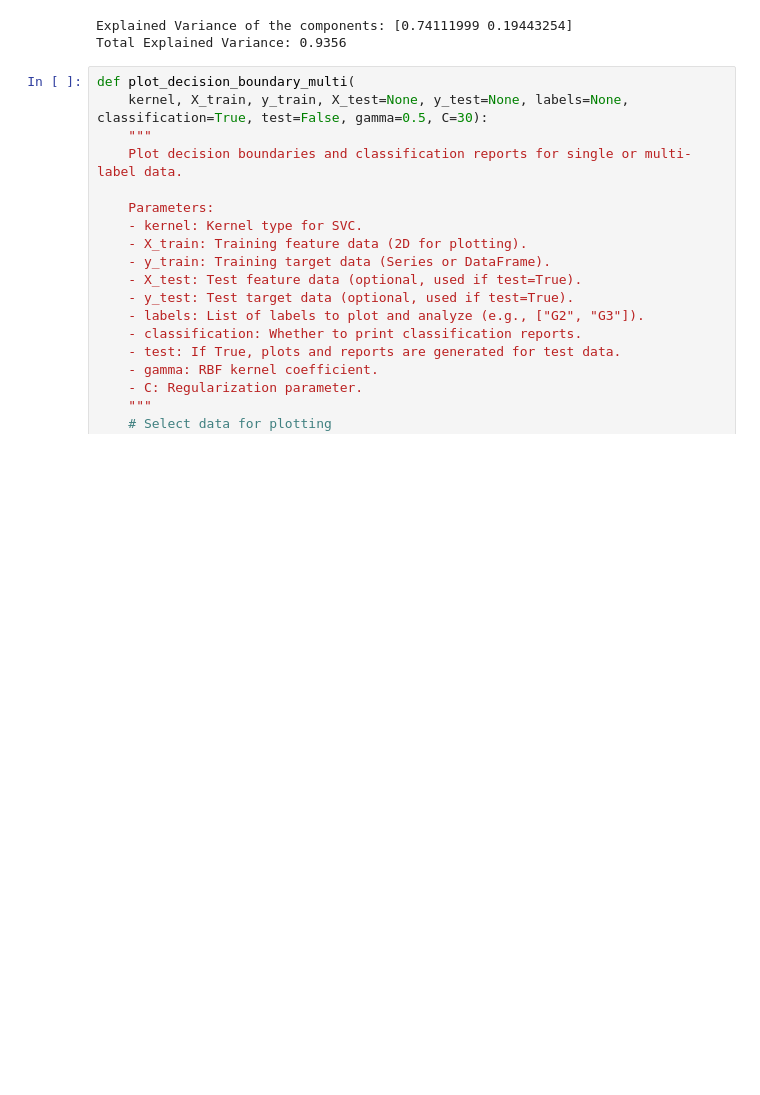
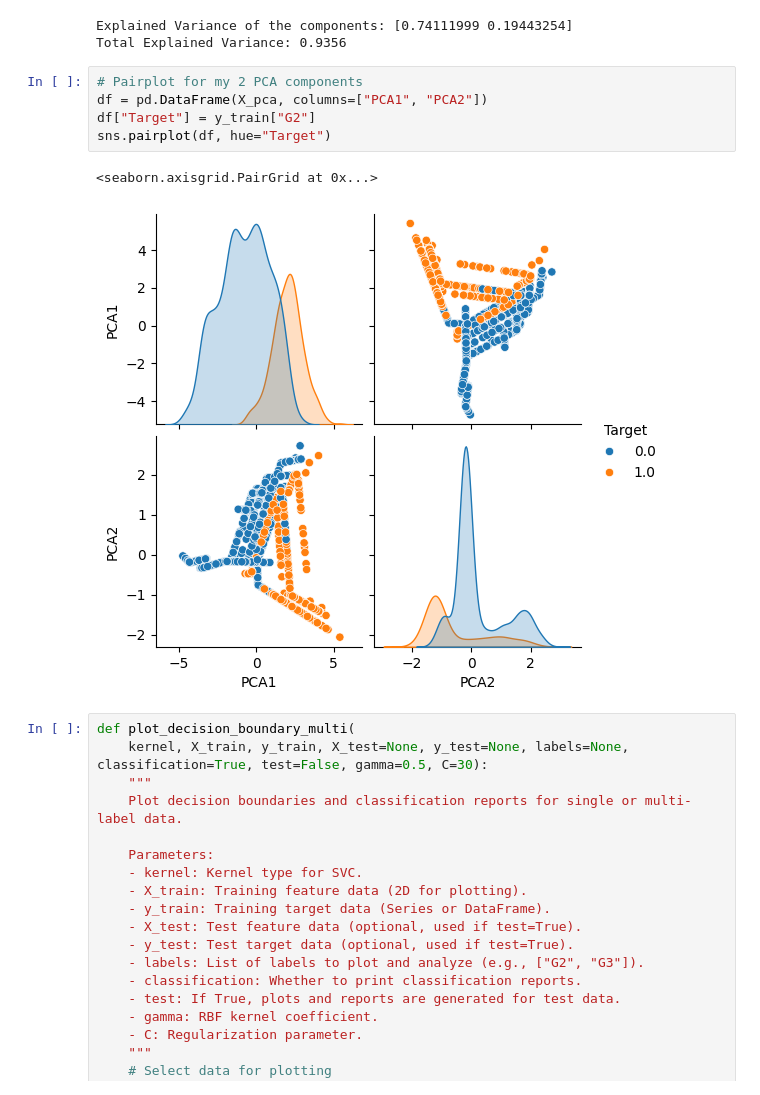
Before and after one commit to Max-f123/Machine_Learning_in_Energy_Systems, a Jupyter notebook: Assignment 02/02 - Simon/A02_Classification.ipynb, the cells around one changed output. Drawn from its saved outputs; the diff is of its cells as text; blank space fills up the shorter version.

```diff
--- a/Assignment 02/02 - Simon/A02_Classification.ipynb
+++ b/Assignment 02/02 - Simon/A02_Classification.ipynb
@@ -484,6 +484,14 @@ print(f"Total Explained Variance: {sum(pca.explained_variance_ratio_):.4f}")
 # %% [output]
 Explained Variance of the components: [0.74111999 0.19443254]
 Total Explained Variance: 0.9356
+# %%
+# Pairplot for my 2 PCA components
+df = pd.DataFrame(X_pca, columns=["PCA1", "PCA2"])
+df["Target"] = y_train["G2"]
+sns.pairplot(df, hue="Target")
+# %% [output]
+<seaborn.axisgrid.PairGrid at 0x...>
+[figure, added]
 # %%
 def plot_decision_boundary_multi(
     kernel, X_train, y_train, X_test=None, y_test=None, labels=None, classification=True, test=False, gamma=0.5, C=30):
```
Also changed, not shown: parts of 3 cells of this notebook.
